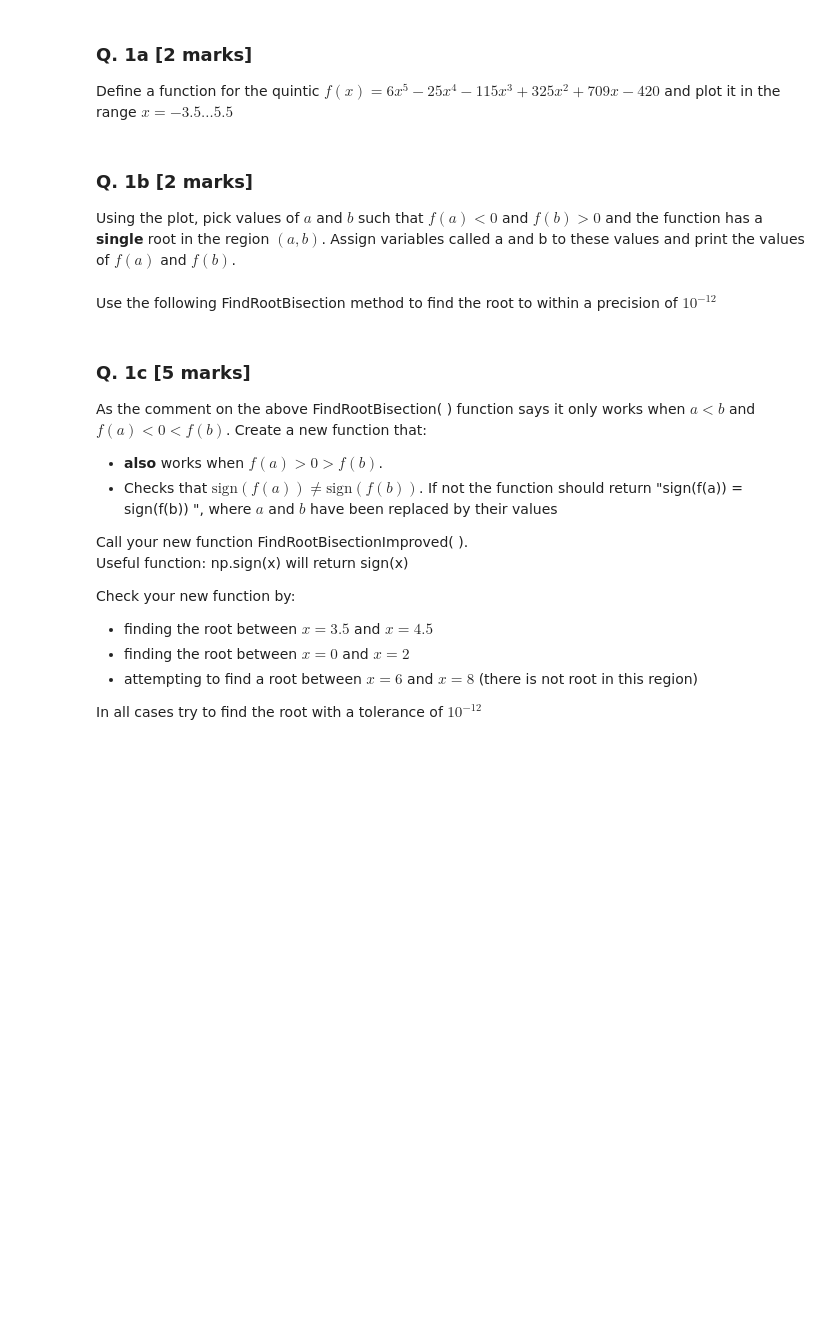
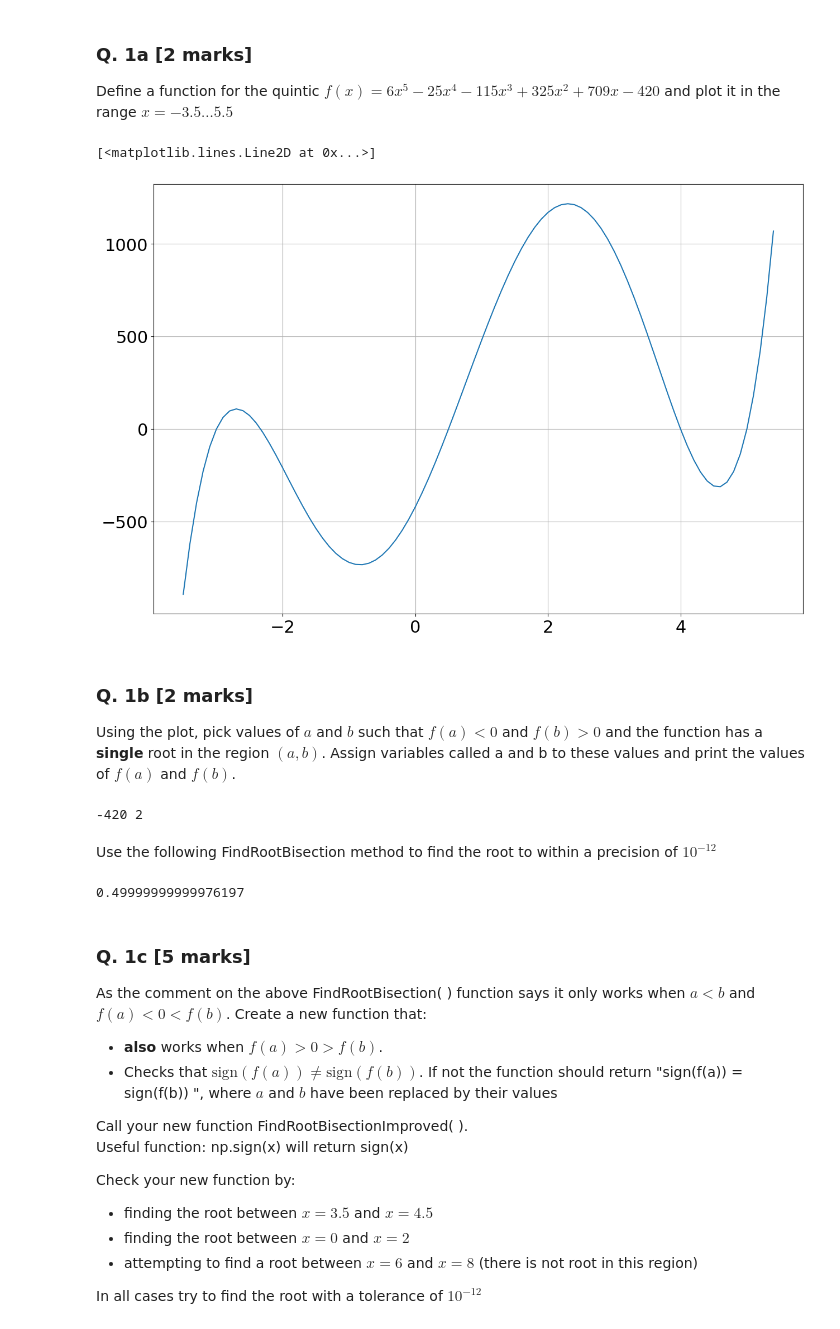
Before and after one commit to NiallCarbery/Computational_Science, a Jupyter notebook: Assignment2/Assignment-2.ipynb, the cells around one changed output. Cells and saved outputs as stored; diff of their text form; code cells hidden in the pictures; blank space fills up the shorter version.

```diff
--- a/Assignment2/Assignment-2.ipynb
+++ b/Assignment2/Assignment-2.ipynb
@@ -23,9 +27,28 @@ plt.rcParams["figure.figsize"] = (15,10)
 # %% [markdown]
 ### Q. 1a [2 marks]
 Define a function for the quintic $f(x) = 6 x^5-25 x^4-115 x^3+325 x^2+709 x-420$ and plot it in the range $x=-3.5\dots5.5$
+# %%
+def f(x):
+    return (6*x**5 - 25*x**4 - 115*x**3 + 325*x**2 + 709*x - 420)
+
+x = np.arange(-3.5,5.5,0.1)
+y= f(x)
+
+plt.grid()
+plt.plot(x,y)
+# %% [output]
+[<matplotlib.lines.Line2D at 0x...>]
+[figure, added]
 # %% [markdown]
 ### Q. 1b [2 marks]
 Using the plot, pick values of $a$ and $b$ such that $f(a) < 0$ and $f(b) > 0$ and the function has a **single** root in the region $(a,b)$. Assign variables called a and b to these values and print the values of $f(a)$ and $f(b)$.
+# %%
+a = f(0)
+b = (2)
+
+print(a,b)
+# %% [output]
+-420 2
 # %% [markdown]
 Use the following FindRootBisection method to find the root to within a precision of $10^{-12}$
 # %%
@@ -42,6 +65,11 @@ def FindRootBisection(f, a, b, tol, printSteps=False):
         if(printSteps == True):
             print(midpoint)
     return midpoint
+# %%
+root = FindRootBisection(f, a, b, 10**-12)
+print(root)
+# %% [output]
+0.49999999999976197
 # %% [markdown]
 ### Q. 1c [5 marks]
 As the comment on the above FindRootBisection( ) function says it only works when $a<b$ and $f(a) < 0 < f(b)$. Create a new function that:
```
Also changed, not shown: parts of 2 cells of this notebook.
